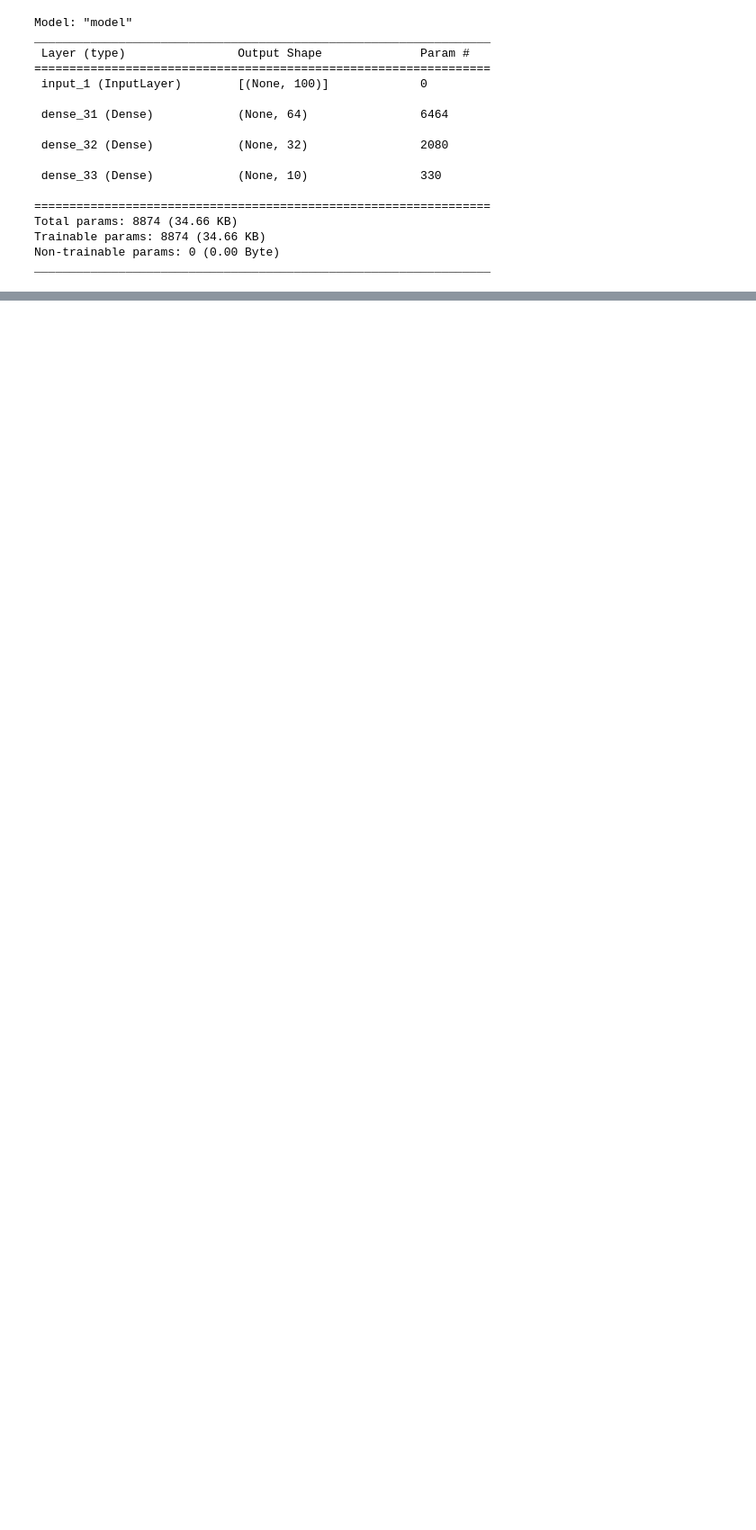
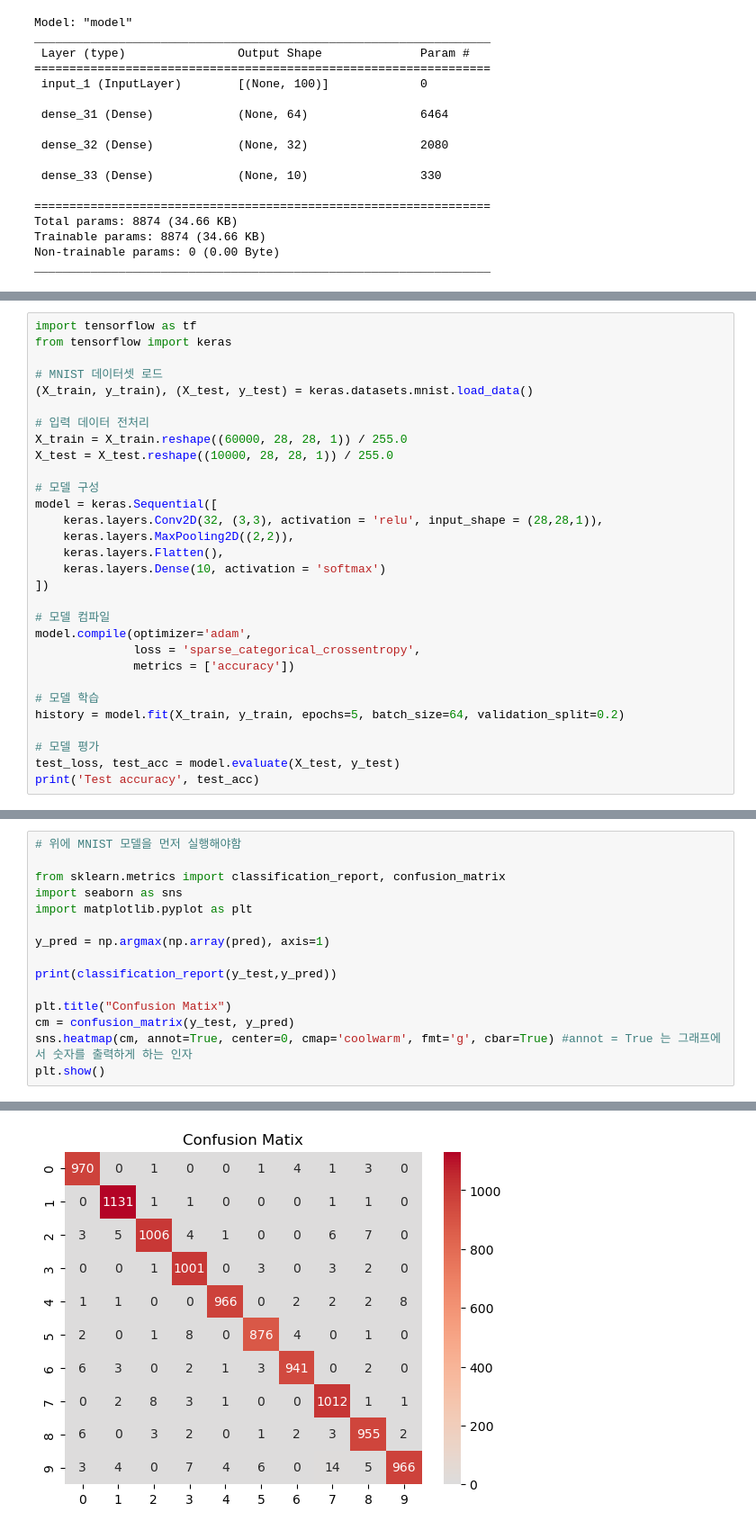
Before and after one commit to psw109/Python_study, a Jupyter notebook: 딥러닝/basic_keras/code.ipynb, the cells around one changed output, grey strips where cells are left out. Shown at 90% size. Saved outputs shown, nothing was run; the diff lists cells and outputs as text; blank space fills up the shorter version.

```diff
--- a/딥러닝/basic_keras/code.ipynb
+++ b/딥러닝/basic_keras/code.ipynb
@@ -170,0 +696,30 @@ model.summary()
+# %%
+import tensorflow as tf
+from tensorflow import keras
+
+# MNIST 데이터셋 로드
+(X_train, y_train), (X_test, y_test) = keras.datasets.mnist.load_data()
+
+# 입력 데이터 전처리
+X_train = X_train.reshape((60000, 28, 28, 1)) / 255.0
+X_test = X_test.reshape((10000, 28, 28, 1)) / 255.0
+
+# 모델 구성
+model = keras.Sequential([
+    keras.layers.Conv2D(32, (3,3), activation = 'relu', input_shape = (28,28,1)),
+    keras.layers.MaxPooling2D((2,2)),
+    keras.layers.Flatten(),
+    keras.layers.Dense(10, activation = 'softmax')
+])
+
+# 모델 컴파일
+model.compile(optimizer='adam',
+              loss = 'sparse_categorical_crossentropy',
+              metrics = ['accuracy'])
+
+# 모델 학습
+history = model.fit(X_train, y_train, epochs=5, batch_size=64, validation_split=0.2)
+
+# 모델 평가
+test_loss, test_acc = model.evaluate(X_test, y_test)
+print('Test accuracy', test_acc)
@@ -170,0 +1120,16 @@ model.summary()
+# %%
+# 위에 MNIST 모델을 먼저 실행해야함
+
+from sklearn.metrics import classification_report, confusion_matrix
+import seaborn as sns
+import matplotlib.pyplot as plt
+
+y_pred = np.argmax(np.array(pred), axis=1)
+
+print(classification_report(y_test,y_pred))
+
+plt.title("Confusion Matix")
+cm = confusion_matrix(y_test, y_pred)
+sns.heatmap(cm, annot=True, center=0, cmap='coolwarm', fmt='g', cbar=True) #annot = True 는 그래프에서 숫자를 출력하게 하는 인자
+plt.show()
+# %% [output]
@@ -170,0 +1152 @@ model.summary()
+[figure, added]
```
Also changed, not shown: parts of 82 cells of this notebook, 3 other files.
